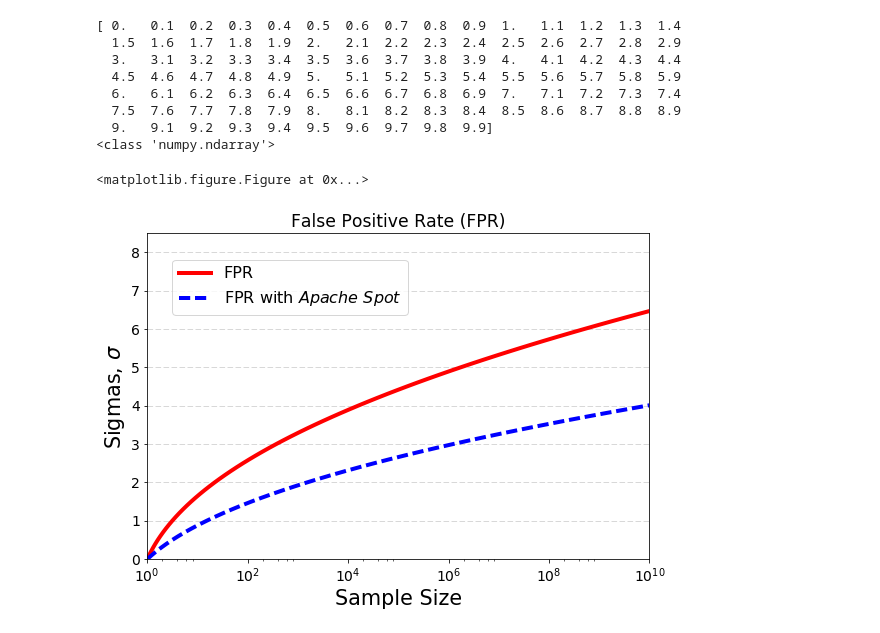
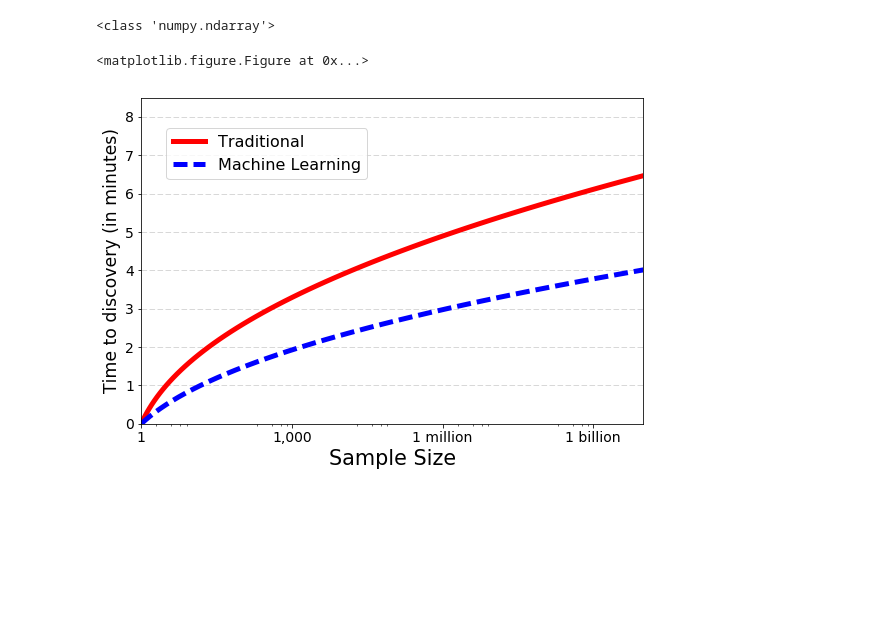
Before and after one commit to d80b2t/python, a Jupyter notebook: BabyStats/StdDevs/False_positive_rates.ipynb, the cells around one changed output. Drawn from its saved outputs; the diff is of its cells as text; code cells hidden in the pictures; blank space fills up the shorter version.

```diff
--- a/BabyStats/StdDevs/False_positive_rates.ipynb
+++ b/BabyStats/StdDevs/False_positive_rates.ipynb
@@ -14,16 +16,9 @@ from scipy.special import erfc
 # %%
 #sigs = list(range(11, 17))
 sigs_in = np.arange(0, 10, 0.1)
-print(sigs_in)
+#print(sigs_in)
 print(type(sigs_in))
 # %% [output]
-[ 0.   0.1  0.2  0.3  0.4  0.5  0.6  0.7  0.8  0.9  1.   1.1  1.2  1.3  1.4
-  1.5  1.6  1.7  1.8  1.9  2.   2.1  2.2  2.3  2.4  2.5  2.6  2.7  2.8  2.9
-  3.   3.1  3.2  3.3  3.4  3.5  3.6  3.7  3.8  3.9  4.   4.1  4.2  4.3  4.4
-  4.5  4.6  4.7  4.8  4.9  5.   5.1  5.2  5.3  5.4  5.5  5.6  5.7  5.8  5.9
-  6.   6.1  6.2  6.3  6.4  6.5  6.6  6.7  6.8  6.9  7.   7.1  7.2  7.3  7.4
-  7.5  7.6  7.7  7.8  7.9  8.   8.1  8.2  8.3  8.4  8.5  8.6  8.7  8.8  8.9
-  9.   9.1  9.2  9.3  9.4  9.5  9.6  9.7  9.8  9.9]
 <class 'numpy.ndarray'>
 # %%
 m = (sigs_in/math.sqrt(2.))
@@ -35,36 +30,58 @@ samplePower = sampleSize**(2.37)
 log_sampleSize = np.log10(sampleSize)
 #print(sigs_in, sampleSize, np.log10(sampleSize))
 # %%
-#matplotlib.rcParams.update({'font.size': 12})
+matplotlib.rcParams.update({'font.size': 12})
 
 plt.figure()
 plt.subplots(1, 1, figsize=(9,6))
-plt.title('False Positive Rate (FPR)', size='x-large')
+#plt.title('False Positive Rate (FPR)', size='x-large')
+#fig, ax = plt.subplots()
 
 ##
-plt.grid(True, 'major', 'y', ls='--', lw=.5, c='k', alpha=.3)
+
+ax = subplot(111)
+ax.set_xscale('log')
+#ax.set_yscale('log')
 
 ## Setting up the axes and all that...
 plt.xlabel('Sample Size', size='xx-large')
 #plt.xlabel('log(Sample Size)', size='x-large')
+#plt.axis([1, 10000000])
+
 plt.xlim([1.,1e10])
 plt.xscale('log')
 
-plt.ylabel('Sigmas, $\sigma$', size='xx-large')
+#plt.set_xticks([0, 100, 10000, ])
+#for axis in plt.xlim:
+ #   plt.set_major_formatter(ScalarFormatter())
+#plt.get_xaxis().set_major_formatter(matplotlib.ticker.ScalarFormatter())
+
+## http://stackoverflow.com/questions/6431248/matplotlib-logarithmic-scale-but-require-non-logarithmic-labels
+#ax.xaxis.set_major_formatter(matplotlib.ticker.ScalarFormatter())
+#ax.xaxis.set_major_formatter(matplotlib.ticker.FormatStrFormatter('%d'))
+#ax.yaxis.set_major_formatter(matplotlib.ticker.FuncFormatter(lambda x, pos: str(int(round(x)))))
+
+plt.tick_params(labelsize=6)
+x = np.array([1,1000,1e6,1e9])
+#y = np.array([20,21,22,23])
+my_xticks = ['1','1,000','1 million','1 billion']
+plt.xticks(x, my_xticks)
+
+#plt.ylabel('Sigmas, $\sigma$', size='xx-large')
+plt.ylabel('Time to discovery (in minutes)', size='x-large')
 plt.ylim([0.0,8.5])
 
+
+plt.grid(True, 'major', 'y', ls='--', lw=.5, c='k', alpha=.3)
 ##
-plt.plot(sampleSize, sigs_in, linewidth=4, label='FPR', color='red')
+plt.plot(sampleSize, sigs_in, linewidth=5, label='Traditional', color='red')
 #plt.plot(log_sampleSize, sigs_in, linewidth=2, label='False Positive rate', color='red')
-
-##
-plt.plot(samplePower, sigs_in, linewidth=4, label='FPR with $Apache$ $Spot$', color='blue', ls='dashed')
+plt.plot(samplePower, sigs_in, linewidth=5, label='Machine Learning', color='blue', ls='dashed')
 
 plt.tick_params(axis='both', which='major', labelsize=14)
-
 plt.legend(loc=(0.05,0.75), scatterpoints=1, fontsize=16)
 
-plt.savefig('False_positive_rates.jpeg', bbox_inches='tight', dpi=800)
+plt.savefig('False_positive_rates_temp.jpeg', bbox_inches='tight', dpi=800)
 # %% [output]
 <matplotlib.figure.Figure at 0x...>
-[figure, old version]
+[figure, new version]
```
Also changed, not shown: parts of 1 cell of this notebook, 5 other files.
